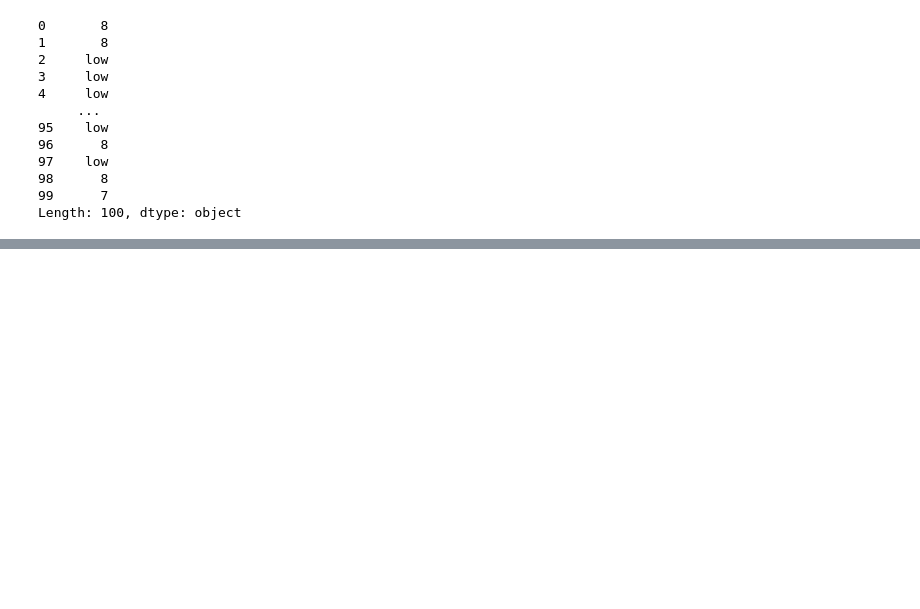
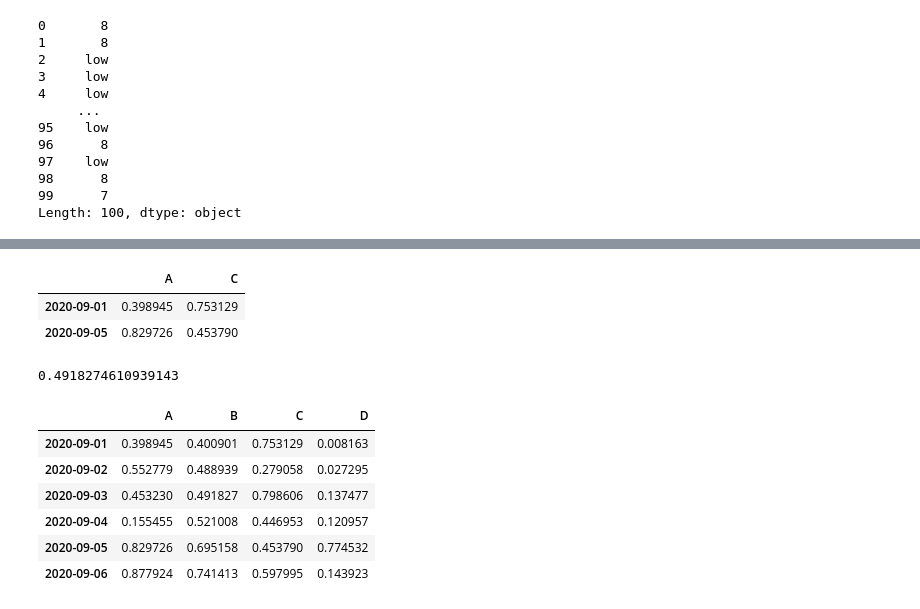
Before and after one commit to cchio74/forgemaster, a Jupyter notebook: lab03_pandas_BJ.ipynb, the cells around one changed output, grey strips where cells are left out. Drawn from its saved outputs; the diff is of its cells as text; code cells hidden in the pictures; blank space fills up the shorter version.

```diff
--- a/lab03_pandas_BJ.ipynb
+++ b/lab03_pandas_BJ.ipynb
@@ -203,0 +382,20 @@ Length: 100, dtype: object
+# %%
+df.loc[['20200901','20200905'],['A','C']]
+# %% [output]
+|  | A | C |
+| 2020-09-01 | 0.398945 | 0.753129 |
+| 2020-09-05 | 0.829726 | 0.453790 |
+# %%
+df.iloc[2,1]
+# %% [output]
+0.4918274610939143
+# %%
+df
+# %% [output]
+|  | A | B | C | D |
+| 2020-09-01 | 0.398945 | 0.400901 | 0.753129 | 0.008163 |
+| 2020-09-02 | 0.552779 | 0.488939 | 0.279058 | 0.027295 |
+| 2020-09-03 | 0.453230 | 0.491827 | 0.798606 | 0.137477 |
+| 2020-09-04 | 0.155455 | 0.521008 | 0.446953 | 0.120957 |
+| 2020-09-05 | 0.829726 | 0.695158 | 0.453790 | 0.774532 |
+| 2020-09-06 | 0.877924 | 0.741413 | 0.597995 | 0.143923 |
```
Also changed, not shown: parts of 40 cells of this notebook.
